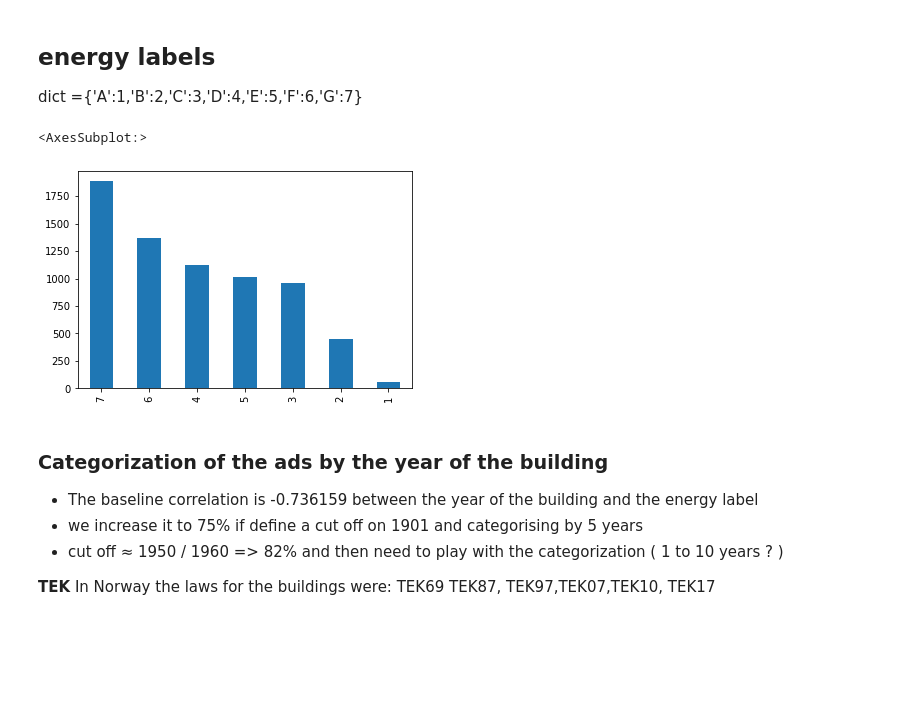
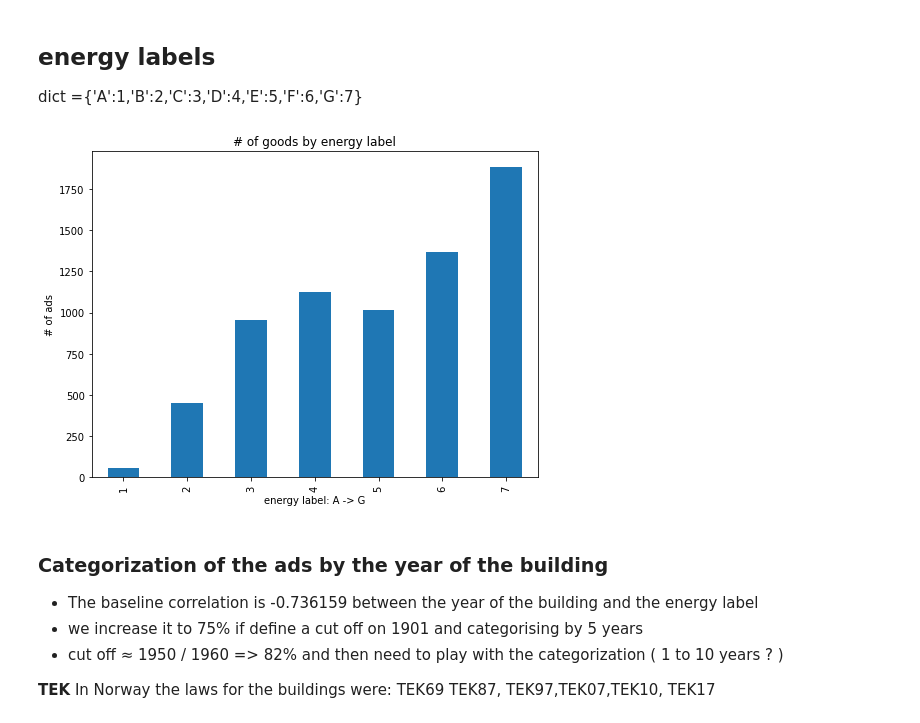
Before and after one commit to sysco-middleware/CLimateHackathon2022, a Jupyter notebook: Cleaning data .ipynb, the cells around one changed output. Saved outputs shown, nothing was run; the diff lists cells and outputs as text; code cells hidden in the pictures; blank space fills up the shorter version.

```diff
--- a/Cleaning data .ipynb
+++ b/Cleaning data .ipynb
@@ -97,11 +97,15 @@ Name: owner_type_description, dtype: int64
 ## energy labels
 
 dict ={'A':1,'B':2,'C':3,'D':4,'E':5,'F':6,'G':7}
-# %%
-df['energy_label'].value_counts().plot.bar()
-# %% [output]
-<AxesSubplot:>
-[figure, removed]
+# %%
+df['energy_label'].value_counts().sort_index().plot.bar(figsize=(8,6))
+plt.title('# of goods by energy label')
+plt.xlabel('energy label: A -> G')
+plt.ylabel('# of ads')
+
+plt.savefig('nr_ads_by_energetic_labels')
+# %% [output]
+[figure, added]
 # %% [markdown]
 ### Categorization of the ads by the year of the building
 
```
Also changed, not shown: parts of 6 cells of this notebook, 9 other files.
